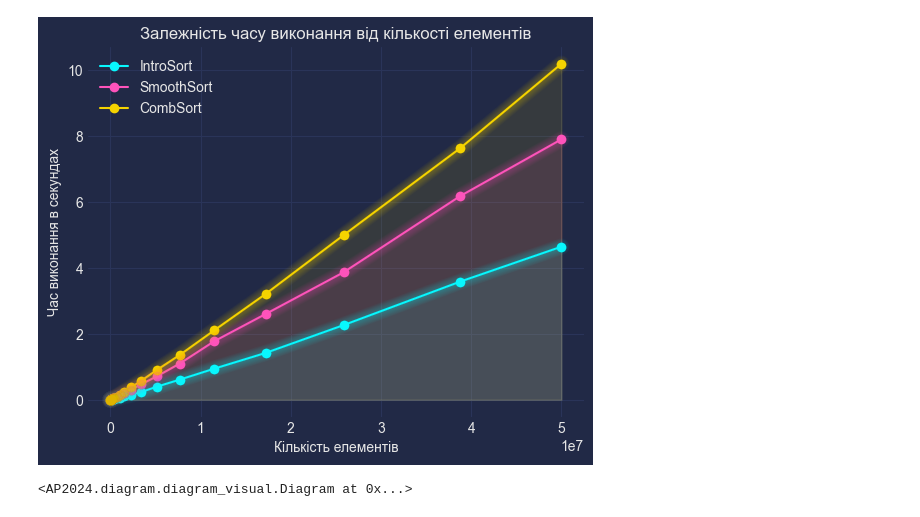
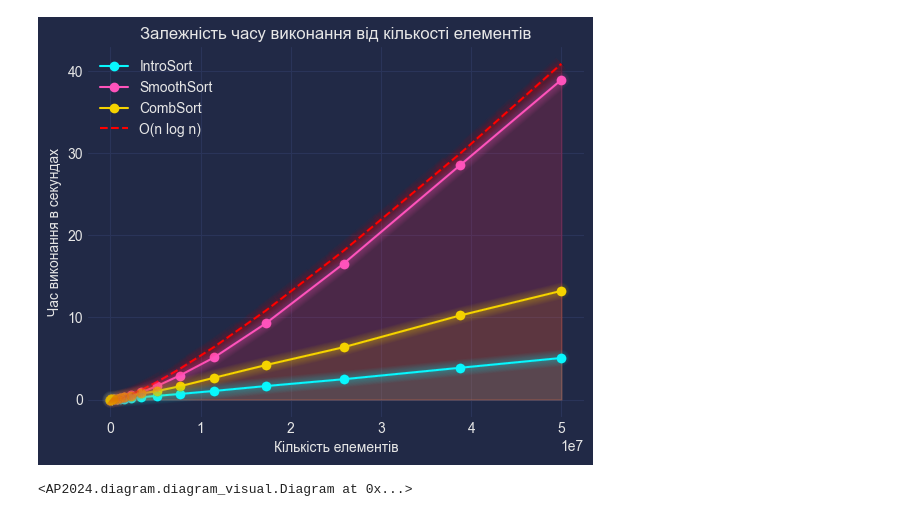
Before and after one commit to Van4ooo/AP2024, a Jupyter notebook: examples.ipynb, the cells around one changed output. Drawn from its saved outputs; the diff is of its cells as text; code cells hidden in the pictures.

Commit message:
feature:T-00002 can now draw a n*log(n) line on graphs

```diff
--- a/examples.ipynb
+++ b/examples.ipynb
@@ -22,10 +14,11 @@ Diagram(
 # %%
-# chart with input reversed arrays by sort time
+# may draw many diagrams with (n*log(n) line) on one diagram
 Diagram(
     SortParam.time,
-    D([PyIntroSort, PySmoothSort, PyCombSort], 'rev')
+    D([PyIntroSort, PySmoothSort, PyCombSort], 'rand',),
+    draw_log=True
 )
 # %% [output]
-[figure, old version]
+[figure, new version]
 <AP2024.diagram.diagram_visual.Diagram at 0x...>
 # %%
```
Also changed, not shown: parts of 3 cells of this notebook, 1 other file.
